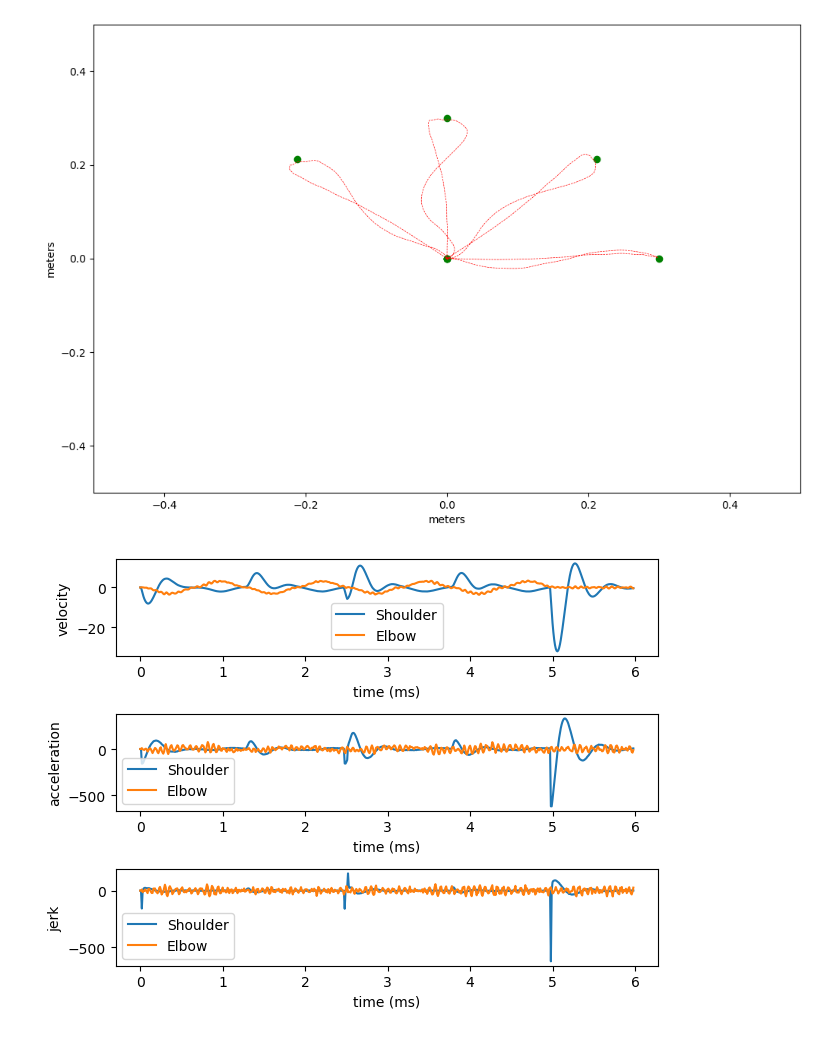
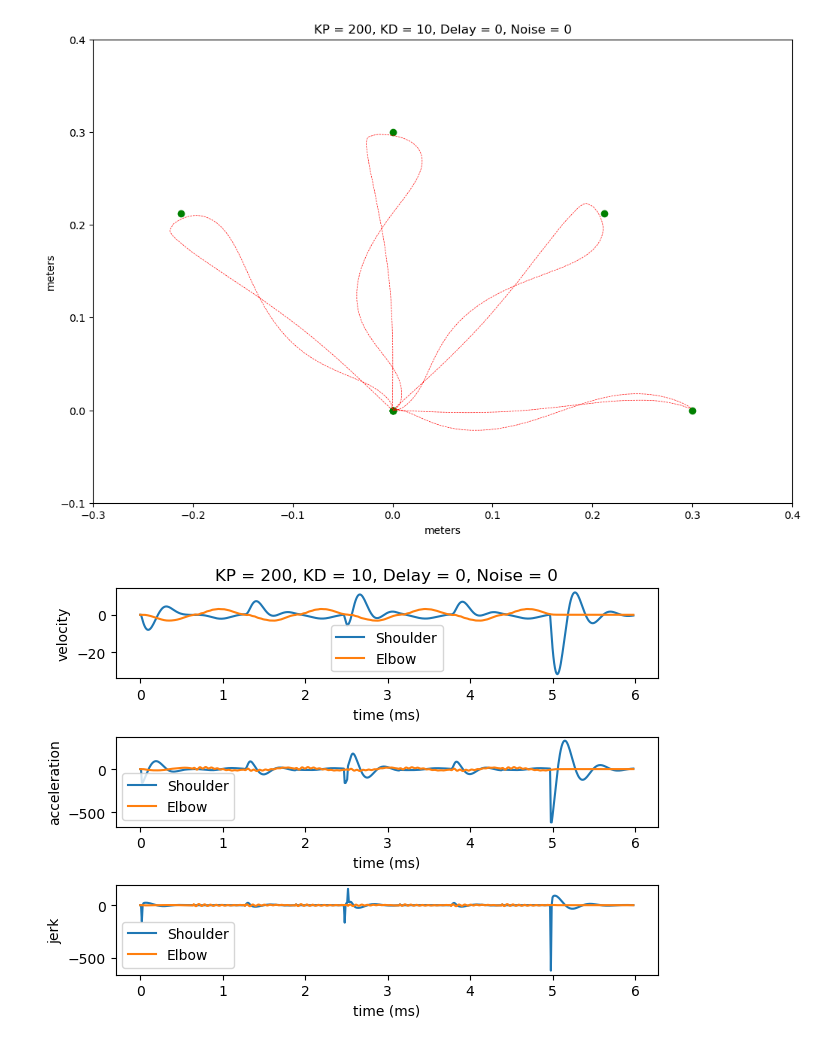
Before and after one commit to MarcelZelent/Bioinspired-Marcel, a Jupyter notebook: Week2/2.2/2.2Python_version/ex2_multiple.ipynb, the cells around one changed output. Drawn from its saved outputs; the diff is of its cells as text; code cells hidden in the pictures.

```diff
--- a/Week2/2.2/2.2Python_version/ex2_multiple.ipynb
+++ b/Week2/2.2/2.2Python_version/ex2_multiple.ipynb
@@ -104,7 +104,6 @@ def exercise2(KP, KD, del_time, noise_fac):
             ## Inverse dynamics
             ## TODO Define delayed angles and velocities
             if (round((t)/dt)) > delay_time:
-
                 delayed_ang = ang_rec[round((t)/dt)-delay_time,:]
                 delayed_vel = vel_rec[round((t)/dt)-delay_time,:]
 
@@ -169,9 +168,13 @@ def exercise2(KP, KD, del_time, noise_fac):
 
     ax.plot(wrist_pos_rec[:-1,0], wrist_pos_rec[:-1,1],'--',color='red',linewidth=0.5)
     ax.scatter(np.array(final_wrist_pos)[:,0], np.array(final_wrist_pos)[:,1], color='green')
+    ax.title.set_text('KP = ' + str(KP) + ', KD = ' + str(KD) + ', Delay = ' + str(del_time) + ', Noise = ' + str(noise_fac))
+    ax.set_xlim([-0.3, .4])
+    ax.set_ylim([-0.1, .4])
     plt.show()
 
     plt.subplot(3,1,1)
+    plt.title('KP = ' + str(KP) + ', KD = ' + str(KD) + ', Delay = ' + str(del_time) + ', Noise = ' + str(noise_fac))
     [A,B]= plt.plot(np.arange(0,L-dt,dt), [xx[0] for xx in vel_rec[:int(L/dt)-1]],np.arange(0,L-dt,dt), [xx[1] for xx in vel_rec[:int(L/dt)-1]])
     plt.legend([A,B],['Shoulder','Elbow'])
     plt.xlabel('time (ms)')
@@ -189,7 +192,23 @@ def exercise2(KP, KD, del_time, noise_fac):
     plt.tight_layout()
     plt.show()
 # %%
-exercise2(200,10, 0, 1)
+## Exercise 2 - 1
+
+# exercise2(200,10, 0, 0)
+# exercise2(200,10, 0, 2)
+# exercise2(200,10, 0, 10)
+# exercise2(200,10, 0, 20)
+
+## Exercise 2 - 2
+
+# exercise2(200,10, 0, 0)
+# exercise2(200,10, 1, 0)
+
+## Exercise 2 - 3
+
+exercise2(200,10, 0, 0)
+exercise2(200,10, 1, 0)
+exercise2(80,5, 1, 0)
 
 # exercise2(200,10, 1)
 # exercise2(200,10, 2)
@@ -208,2 +227,2 @@ Time elapsed: 0.26971936225891113
-[figure, old version]
+[figure, new version]
-[figure, old version]
+[figure, new version]
```
Also changed, not shown: parts of 1 cell of this notebook.
